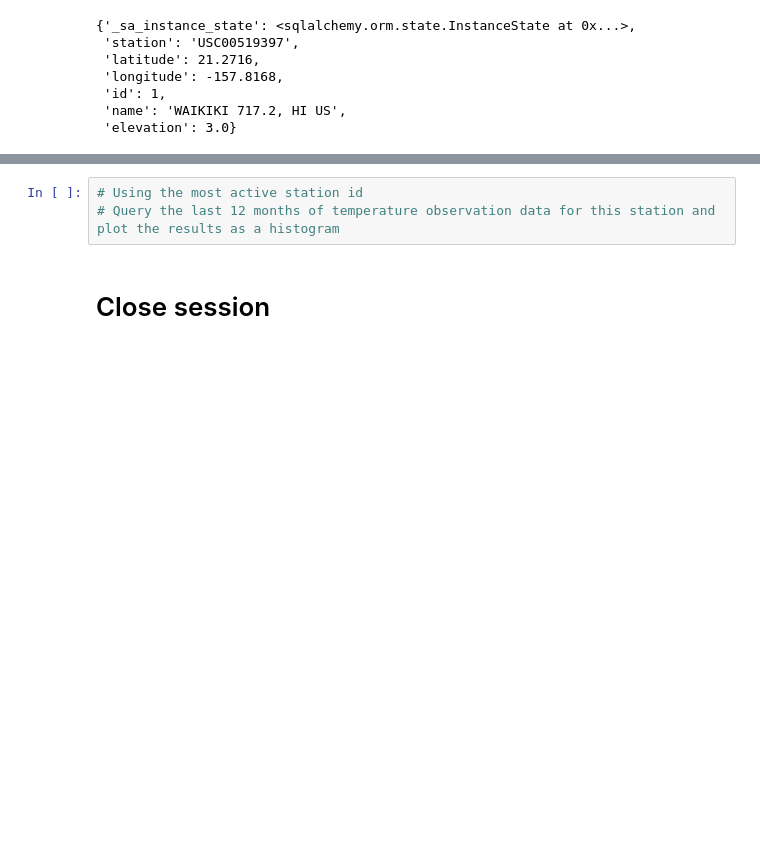
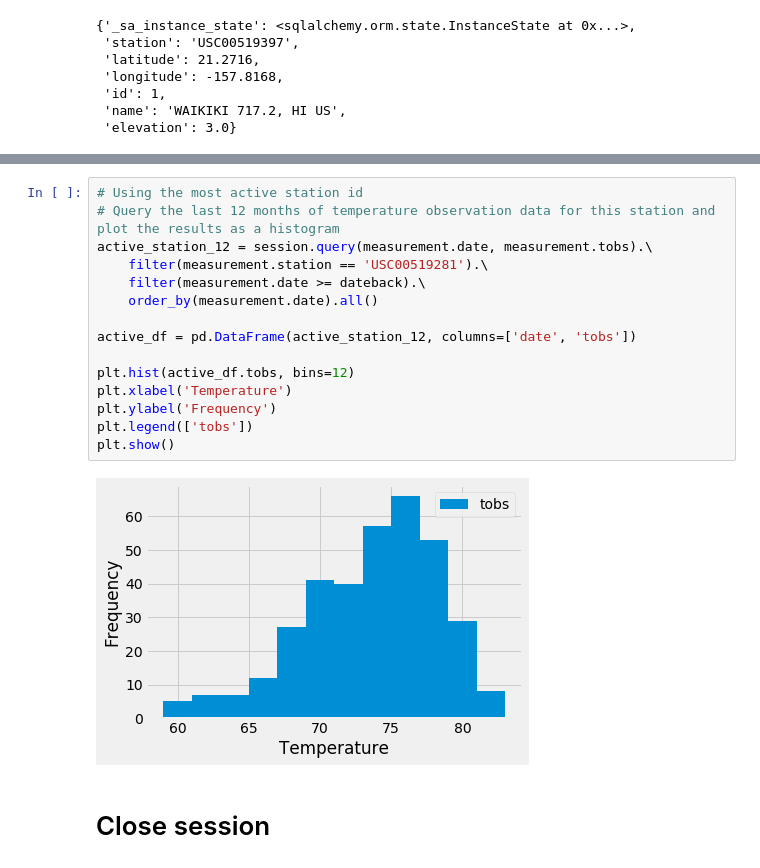
Before and after one commit to domingo-aj/sqlalchemy-challenge, a Jupyter notebook: surfsup/climate_starter.ipynb, the cells around one changed output, grey strips where cells are left out. Cells and saved outputs as stored; diff of their text form; blank space fills up the shorter version.

```diff
--- a/surfsup/climate_starter.ipynb
+++ b/surfsup/climate_starter.ipynb
@@ -130,6 +173,20 @@ stations
 # %%
 # Using the most active station id
 # Query the last 12 months of temperature observation data for this station and plot the results as a histogram
+active_station_12 = session.query(measurement.date, measurement.tobs).\
+    filter(measurement.station == 'USC00519281').\
+    filter(measurement.date >= dateback).\
+    order_by(measurement.date).all()
+
+active_df = pd.DataFrame(active_station_12, columns=['date', 'tobs'])
+
+plt.hist(active_df.tobs, bins=12)
+plt.xlabel('Temperature')
+plt.ylabel('Frequency')
+plt.legend(['tobs'])
+plt.show()
+# %% [output]
+[figure, added]
 # %% [markdown]
 # Close session
 # %%
```
Also changed, not shown: parts of 4 cells of this notebook, 1 other file.
